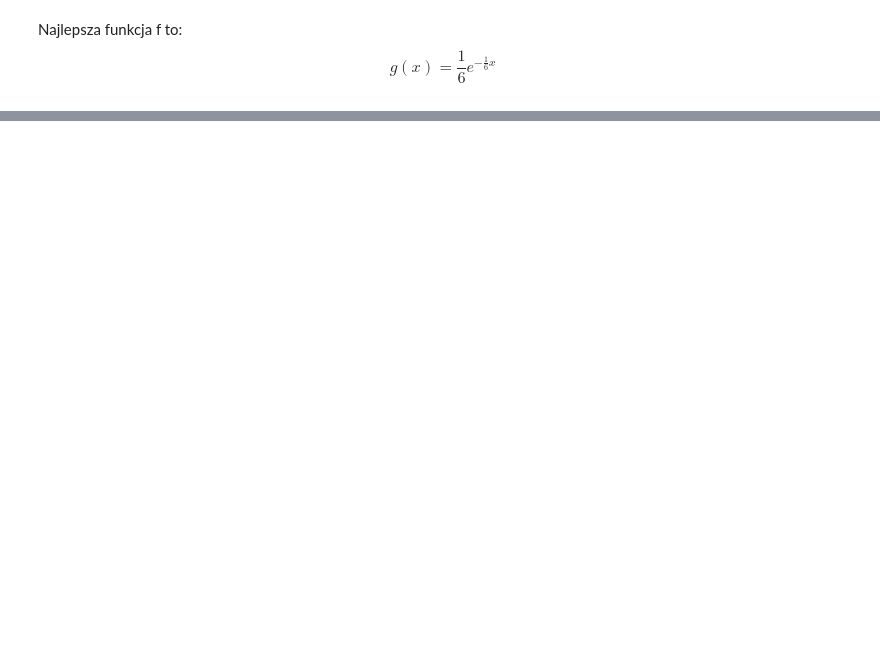
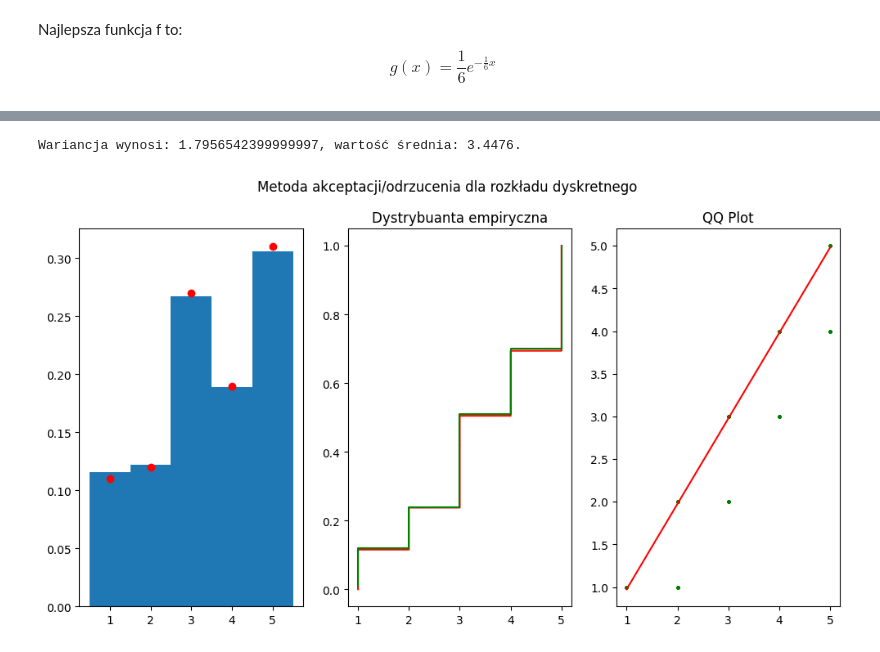
Before and after one commit to KacperPietryka/Symulacje-komputerowe, a Jupyter notebook: lista3.ipynb, the cells around one changed output, grey strips where cells are left out. Drawn from its saved outputs; the diff is of its cells as text; code cells hidden in the pictures; blank space fills up the shorter version.

```diff
--- a/lista3.ipynb
+++ b/lista3.ipynb
@@ -83 +123,18 @@ def drawdemp(X, title = 'Dystrybuanta empiryczna'):
+# %%
+def drawqq(X, distr, title='QQ Plot', bound_a = -1e5, bound_b=1e5, dx=1e-3, ax=plt, rev_distr=rev_distr):
+    X = np.sort(X)
+    n = len(X)
+    Q = np.empty(n)
+    for i in range(1, n):
+        q = rev_distr(distr, i / n, a = bound_a, b = bound_b, dx=dx)
+        Q[i-1] = q
+    Q[n - 1] = rev_distr(distr, 1 - 0.5 / n, a = bound_a, b = bound_b, dx=dx)
+    ax.plot(Q, X, 'go', markersize=2)
+    a, b = np.polyfit(Q, X, 1)
+    x_line = np.linspace(min(Q), max(Q), n)
+    ax.plot(x_line, a * x_line + b, 'r-')
+    if ax == plt:
+        ax.title(title)
+    else:
+        ax.set_title(title)
 # %%
@@ -100 +172,33 @@ def test(x_theory, y_dens, y_distr, x, dist, sparams):
+# %%
+p_values = [1, 2, 3, 4, 5]
+p_prob = [0.11, 0.12, 0.27, 0.19, 0.31]
+Y = []
+N = 10000
+t = np.empty(N)
+for i in range(N):
+    t[i] = acceptance_reject(p_prob, p_values)
+
+
+fig, axes = plt.subplots(1, 3, figsize=(12, 6))
+fig.suptitle(f'Metoda akceptacji/odrzucenia dla rozkładu dyskretnego')
+axes[0].hist(t, bins=np.arange(0.5, 6.5, 1), density=True)
+axes[0].set_xticks([1, 2, 3, 4, 5])
+axes[0].plot(p_values, p_prob, 'ro')
+
+Y_theory = np.empty(100)
+s = 0
+
+for p in range(len(p_prob)):
+    for k in range(int(p_prob[p]*100)):
+        Y_theory[s] = p_values[p]
+        s += 1
+
+drawdemp(t, ax=axes[1], color='red')
+drawdemp(Y_theory, ax=axes[1], color='green')
+drawqq(t, F_discrete, bound_a=0, bound_b=6, dx=1, ax=axes[2], rev_distr=rev_discrete_distr)
+print(f'Wariancja wynosi: {np.var(t)}, wartość średnia: {np.mean(t)}.')
+plt.show()
+# %% [output]
+Wariancja wynosi: 1.7956542399999997, wartość średnia: 3.4476.
+[figure, new version]
 # %%
```
Also changed, not shown: parts of 22 cells of this notebook.
